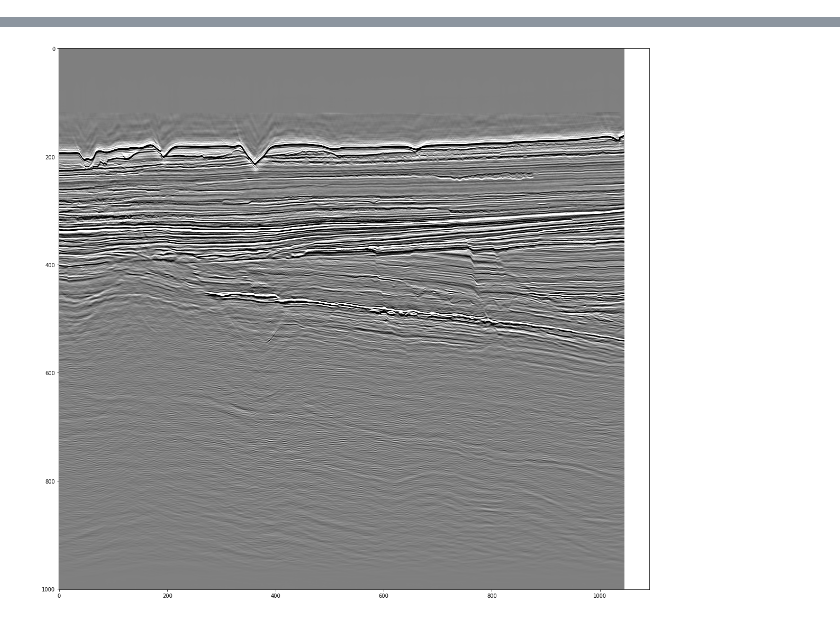
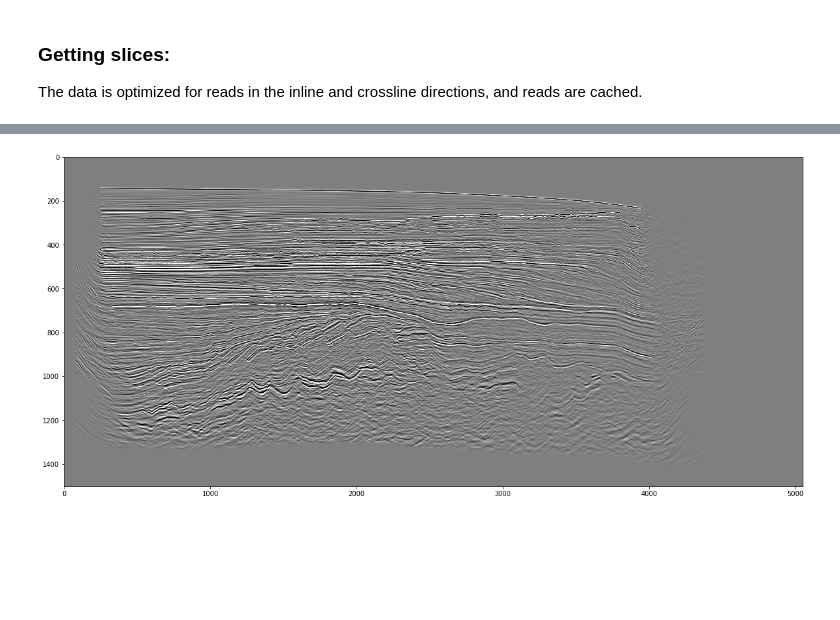
Before and after one commit to VapeJordan/rss, a Jupyter notebook: notebooks/Demo Loads.ipynb, the cells around one changed output, grey strips where cells are left out. Drawn from its saved outputs; the diff is of its cells as text; code cells hidden in the pictures; blank space fills up the shorter version.

Commit message:
enh:add trace access and notebook churn

```diff
--- a/notebooks/Demo Loads.ipynb
+++ b/notebooks/Demo Loads.ipynb
@@ -16,0 +11,4 @@ Elapsed Time :  0.34540390968322754
+# %%
+client_kwargs = {'aws_access_key_id':'ABC...',
+                    'aws_secret_access_key':'XYZ...'}
+rss = rssFromS3('gsh-competition-data/misc/rss/psdn11_TbsdmF_Near_Nov_11_32bit', client_kwargs)
@@ -17,5 +39,22 @@ Elapsed Time :  0.34540390968322754
+# %% [markdown]
+### Getting slices:
+The data is optimized for reads in the inline and crossline directions,
+and reads are cached.
 # %%
+st = time()
+inline, mask = rss.line(1100, sort_order='inline')
+print ("Elapsed Time (loading) : ", time() - st)
+
+st = time()
+inline, mask = rss.line(1101, sort_order='inline')
+print ("Elapsed Time (loading): ", time() - st)
+
+st = time()
+inline, mask = rss.line(1100, sort_order='inline')
+print ("Elapsed Time (caching): ", time() - st)
+
 plt.figure(figsize=(20,20))
-plt.imshow(inline, cmap='gray', vmin=-2*np.std(inline[~mask]), vmax=2*np.std(inline[~mask]))
+plt.imshow(inline, cmap='gray', aspect=1.5,
+           vmin=-2*np.std(inline[~mask]), vmax=2*np.std(inline[~mask]))
 plt.show()
 # %% [output]
@@ -22 +64 @@ plt.show()
-[figure, old version]
+[figure, new version]
```
Also changed, not shown: parts of 10 cells of this notebook, 1 other file.
